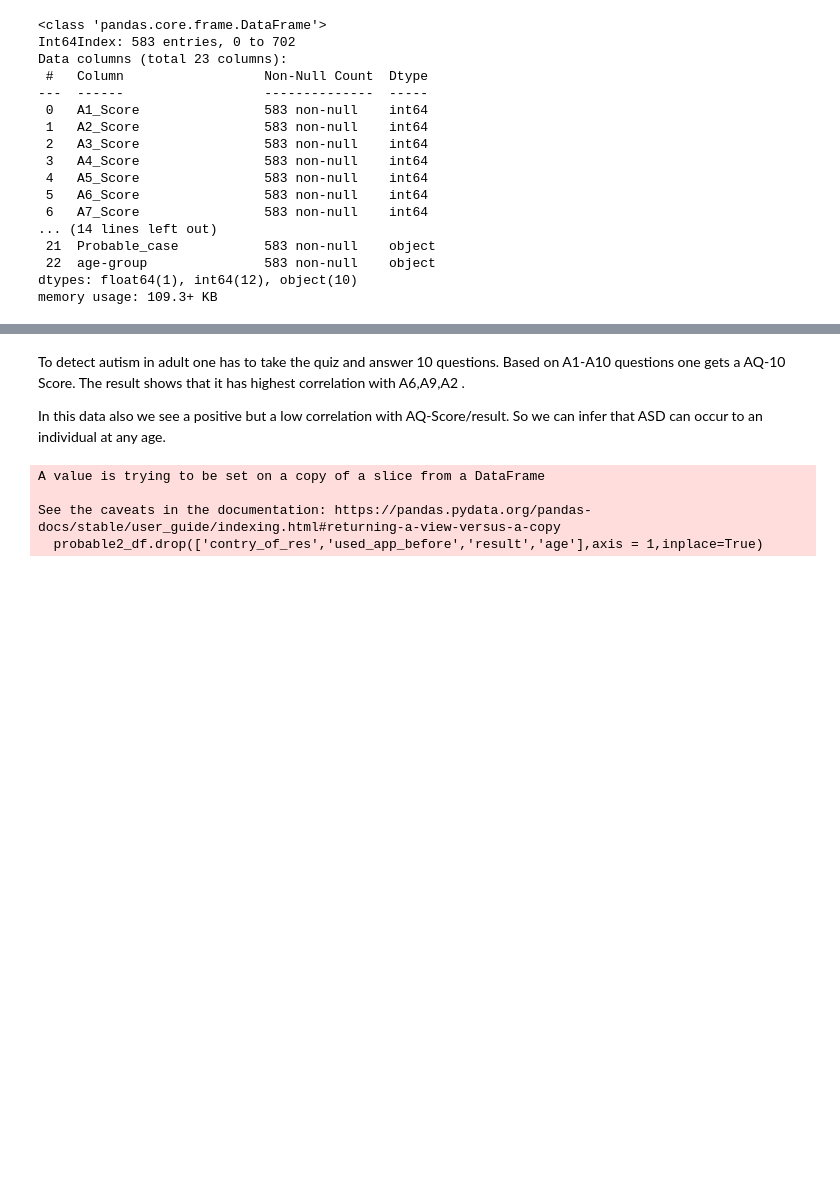
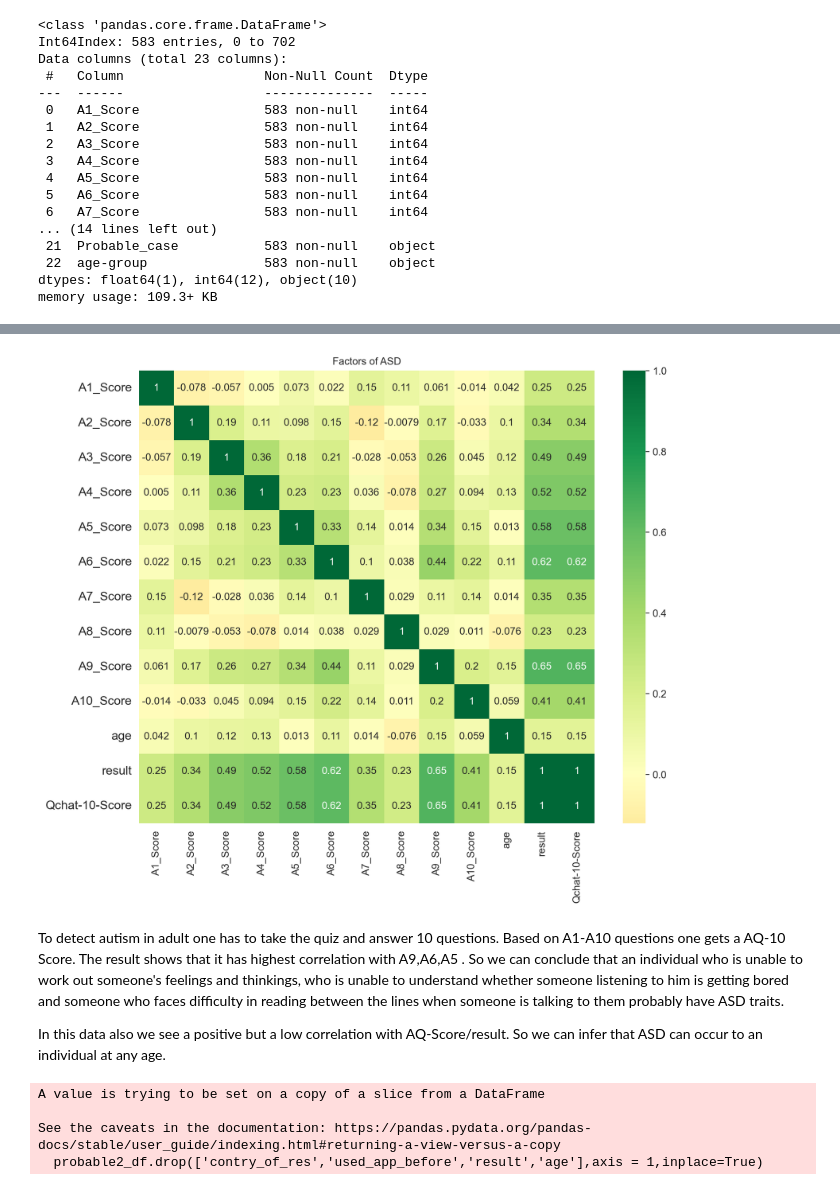
Before and after one commit to Payelban2022/A-study-on-autism, a Jupyter notebook: ASD study on Adults.ipynb, the cells around one changed output, grey strips where cells are left out. Drawn from its saved outputs; the diff is of its cells as text; code cells hidden in the pictures; blank space fills up the shorter version.

Commit message:
ASD study on Adults

```diff
--- a/ASD study on Adults.ipynb
+++ b/ASD study on Adults.ipynb
@@ -594,8 +594,22 @@ probable2_df.corr()
 | age | 0.041504 | 0.102586 | 0.121893 | 0.128963 | 0.013066 | 0.110773 | 0.013750 | -0.075590 | 0.152800 | 0.059134 | ... |
 | result | 0.247636 | 0.344720 | 0.488631 | 0.516153 | 0.581816 | 0.620664 | 0.351242 | 0.229226 | 0.652239 | 0.406032 | ... |
 | Qchat-10-Score | 0.247636 | 0.344720 | 0.488631 | 0.516153 | 0.581816 | 0.620664 | 0.351242 | 0.229226 | 0.652239 | 0.406032 | ... |
+# %%
+#create a heatmap showing the correlations between each of the columns
+
+plt.figure(figsize=(10,8), dpi= 240)
+sns.heatmap(probable2_df.corr(), xticklabels=probable2_df.corr().columns,
+            yticklabels=probable2_df.corr().columns, cmap='RdYlGn', center=0, annot=True)
+
+# Decorations
+plt.title('Factors of ASD', fontsize=10)
+plt.xticks(fontsize=10)
+plt.yticks(fontsize=12)
+plt.show()
+# %% [output]
+[figure, added]
 # %% [markdown]
-To detect autism in adult one has to take the quiz and answer 10 questions. Based on A1-A10 questions one gets a AQ-10 Score. The result shows that it has highest correlation with A6,A9,A2 .
+To detect autism in adult one has to take the quiz and answer 10 questions. Based on A1-A10 questions one gets a AQ-10 Score. The result shows that it has highest correlation with A9,A6,A5 . So we can conclude that an individual who is unable to work out someone's feelings and thinkings, who is unable to understand whether someone listening to him is getting bored and someone who faces difficulty in reading between the lines when someone is talking to them probably have ASD traits.
 
 In this data also we see a positive but a low correlation with AQ-Score/result. So we can infer that ASD can occur to an individual at any age.
 # %%
```
